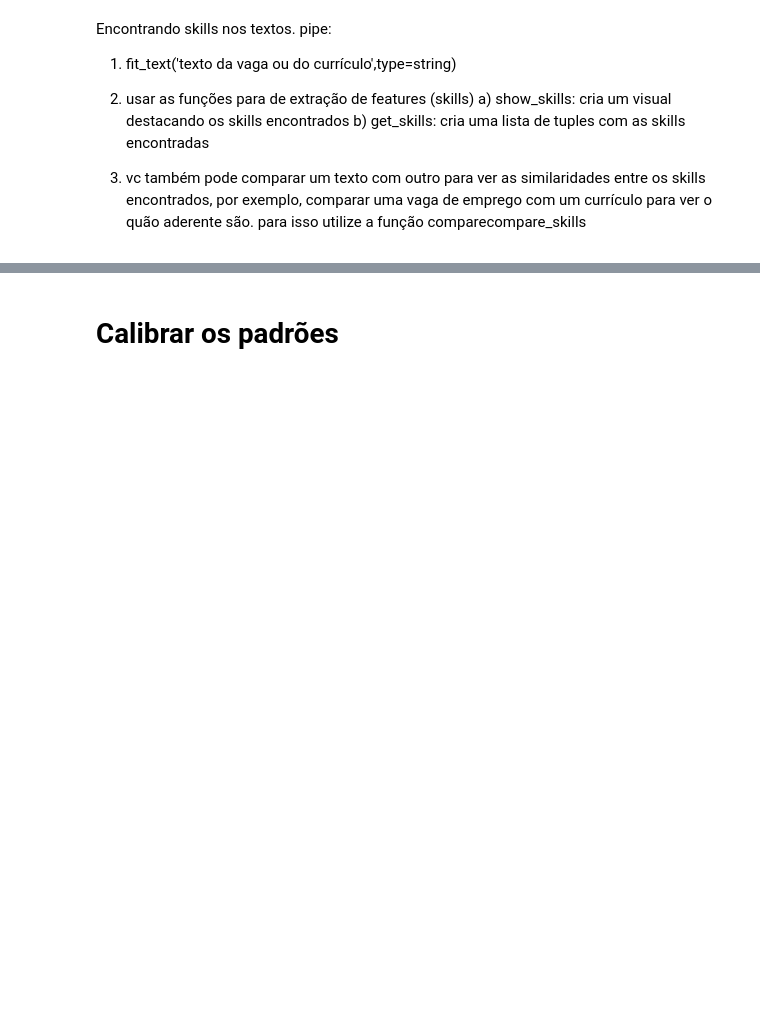
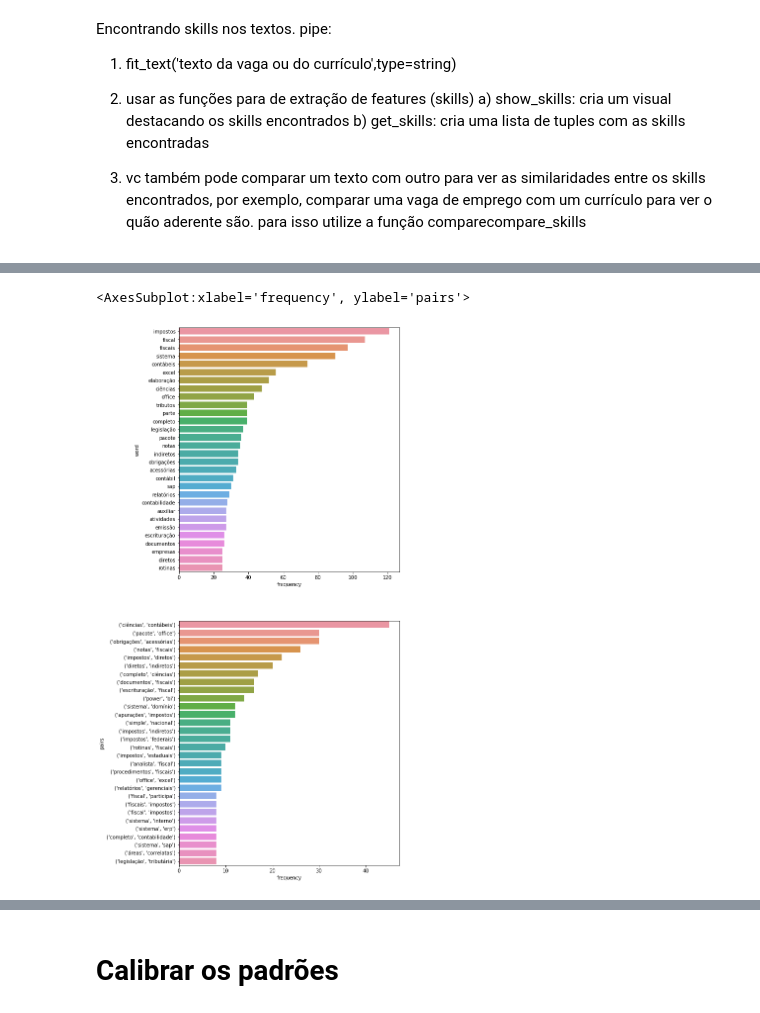
Before and after one commit to caiocezar05/Python-projects, a Jupyter notebook: Job screper and NLP/Text analysis.ipynb, the cells around one changed output, grey strips where cells are left out. Drawn from its saved outputs; the diff is of its cells as text; code cells hidden in the pictures; blank space fills up the shorter version.

```diff
--- a/Job screper and NLP/Text analysis.ipynb
+++ b/Job screper and NLP/Text analysis.ipynb
@@ -299,10 +317,11 @@ cargos[0]
 # %%
-all_skills = {'job':[],'skills':[],'tipo':[]}
-n=0
+all_skills = {'skills':[],'tipo':[]}
+
 for text in jobs:
     modelo.fit_text(text)
     for skill in modelo.get_skills():
-        all_skills['job'].append(cargos[n])
         all_skills['skills'].append(skill[0])
         all_skills['tipo'].append(skill[1])
-    n=+1
+all_skills = pd.DataFrame(all_skills)
+# %%
+skills = all_skills['skills']
@@ -308,0 +358,33 @@ for text in jobs:
+# %%
+def word_frequency(sentence,stop_words):
+    # joins all the sentenses
+    sentence =" ".join(sentence)
+    # creates tokens, creates lower class, removes numbers and lemmatizes the words
+    new_tokens = word_tokenize(sentence)
+    new_tokens = [t.lower() for t in new_tokens]
+    new_tokens =[t for t in new_tokens if t not in stop_words]
+    new_tokens = [t for t in new_tokens if t.isalpha()]
+    lemmatizer = WordNetLemmatizer()
+    new_tokens =[lemmatizer.lemmatize(t) for t in new_tokens]
+    #counts the words, pairs and trigrams
+    counted = Counter(new_tokens)
+    counted_2= Counter(ngrams(new_tokens,2))
+    counted_3= Counter(ngrams(new_tokens,3))
+    #creates 3 data frames and returns thems
+    word_freq = pd.DataFrame(counted.items(),columns=['word','frequency']).sort_values(by='frequency',ascending=False)
+    word_pairs =pd.DataFrame(counted_2.items(),columns=['pairs','frequency']).sort_values(by='frequency',ascending=False)
+    trigrams =pd.DataFrame(counted_3.items(),columns=['trigrams','frequency']).sort_values(by='frequency',ascending=False)
+    return word_freq,word_pairs,trigrams
+# %%
+wf,wf2,wf3 = word_frequency(skills,stop_words=stopw)
+wf['tipo'] = all_skills['tipo']
+wf2['tipo'] = all_skills['tipo']
+wf3['tipo'] = all_skills['tipo']
+# %%
+# create subplot of the different data frames
+fig, axes = plt.subplots(2,1,figsize=(8,20))
+sns.barplot(ax=axes[0],x='frequency',y='word',data=wf.head(30))
+sns.barplot(ax=axes[1],x='frequency',y='pairs',data=wf2.head(30))
+# %% [output]
+<AxesSubplot:xlabel='frequency', ylabel='pairs'>
+[figure, added]
```
Also changed, not shown: parts of 28 cells of this notebook, 12 other files.
